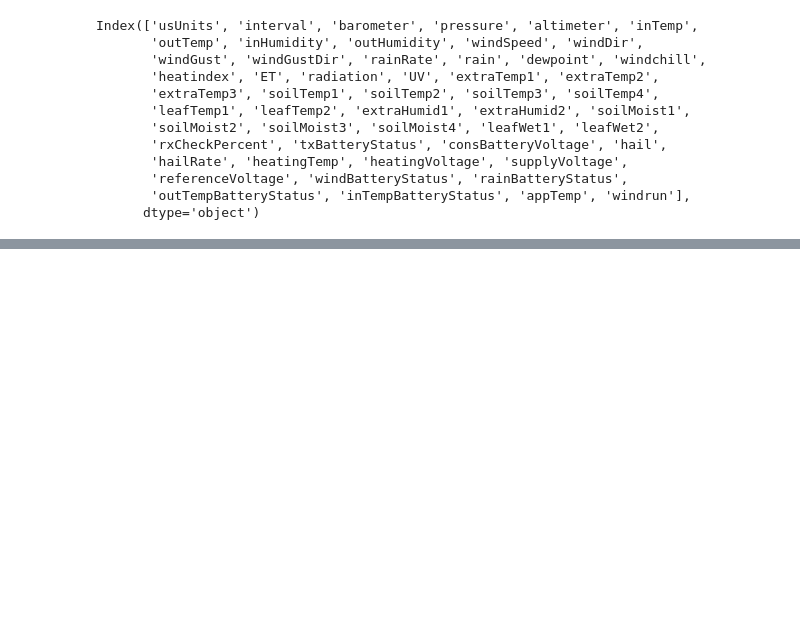
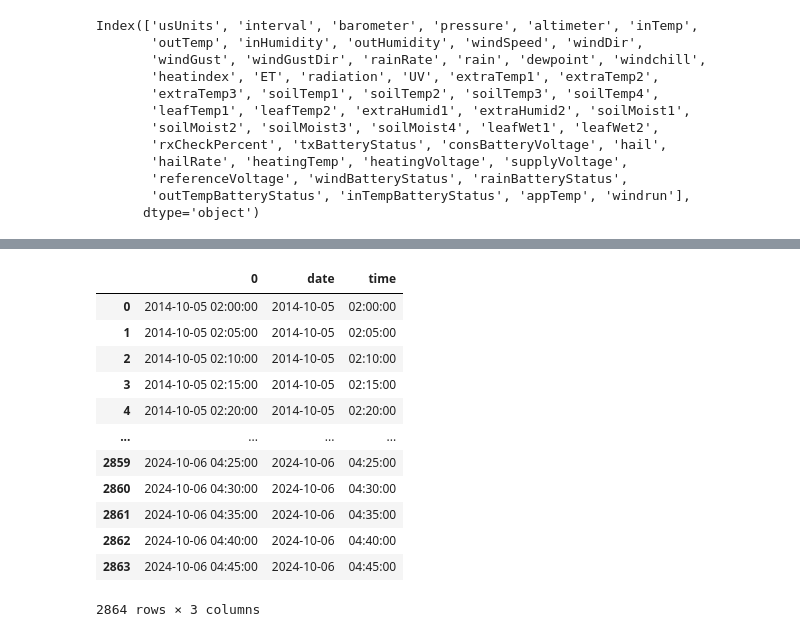
Before and after one commit to emrkel/weather-station, a Jupyter notebook: exploring-weather-data.ipynb, the cells around one changed output, grey strips where cells are left out. Cells and saved outputs as stored; diff of their text form; code cells hidden in the pictures; blank space fills up the shorter version.

```diff
--- a/exploring-weather-data.ipynb
+++ b/exploring-weather-data.ipynb
@@ -167,0 +226,22 @@ rain.tail(10)
+# %%
+# Identify the missing timestamps
+
+missing_timestamps = pd.DataFrame(missing_timestamps)
+missing_timestamps['date'] = missing_timestamps[0].apply(lambda x: x.date())
+missing_timestamps['time'] = missing_timestamps[0].apply(lambda x: x.time())
+# %%
+missing_timestamps
+# %% [output]
+|  | 0 | date | time |
+| 0 | 2014-10-05 02:00:00 | 2014-10-05 | 02:00:00 |
+| 1 | 2014-10-05 02:05:00 | 2014-10-05 | 02:05:00 |
+| 2 | 2014-10-05 02:10:00 | 2014-10-05 | 02:10:00 |
+| 3 | 2014-10-05 02:15:00 | 2014-10-05 | 02:15:00 |
+| 4 | 2014-10-05 02:20:00 | 2014-10-05 | 02:20:00 |
+| ... | ... | ... | ... |
+| 2859 | 2024-10-06 04:25:00 | 2024-10-06 | 04:25:00 |
+| 2860 | 2024-10-06 04:30:00 | 2024-10-06 | 04:30:00 |
+| 2861 | 2024-10-06 04:35:00 | 2024-10-06 | 04:35:00 |
+| 2862 | 2024-10-06 04:40:00 | 2024-10-06 | 04:40:00 |
+| 2863 | 2024-10-06 04:45:00 | 2024-10-06 | 04:45:00 |
+2864 rows × 3 columns
```
Also changed, not shown: parts of 12 cells of this notebook, 2 other files.
